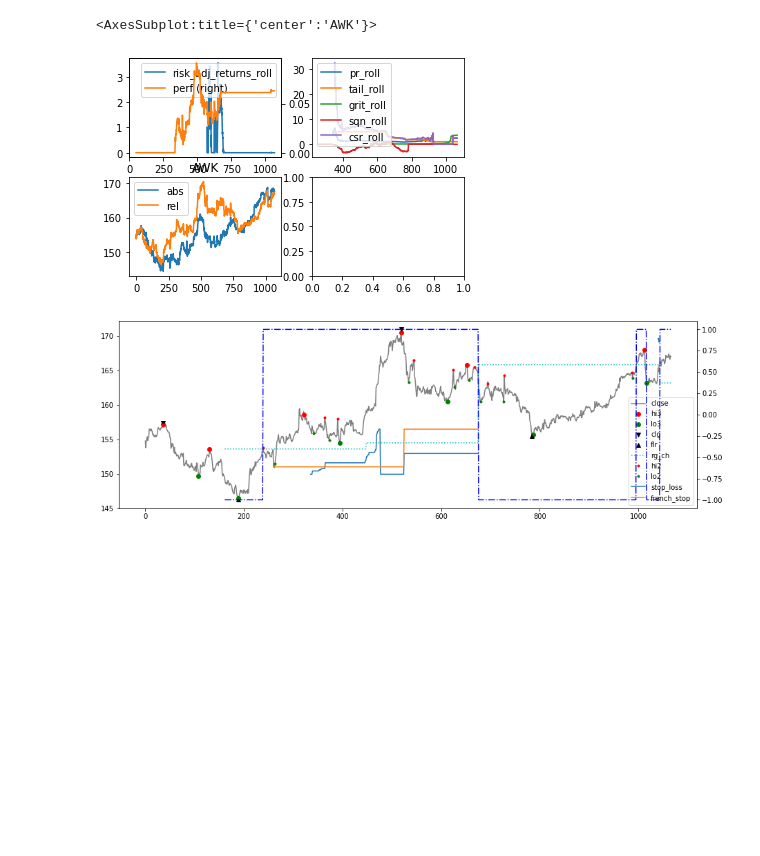
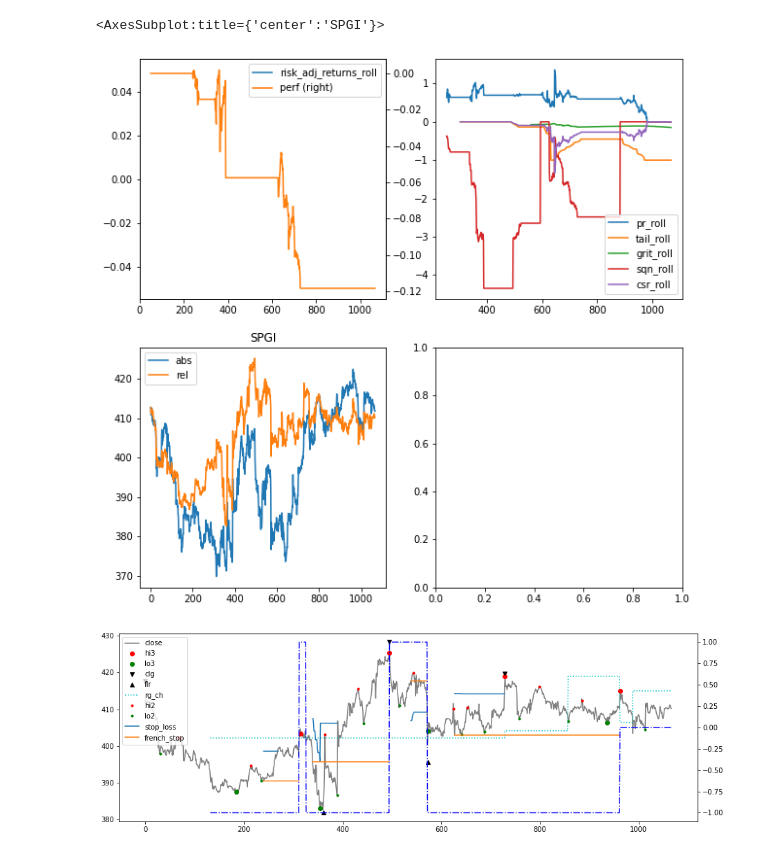
Before and after one commit to bjahnke/blue_bird_pms, a Jupyter notebook: src/backtester.ipynb, the cells around one changed output. Cells and saved outputs as stored; diff of their text form; code cells hidden in the pictures; blank space fills up the shorter version.

```diff
--- a/src/backtester.ipynb
+++ b/src/backtester.ipynb
@@ -30,29 +30,29 @@ _strategy_overview = pd.read_csv(_data_loader.file_path('stat_overview_15m.csv')
 
 _price_data_by_symbol = sbtu.PriceGlob(_price_data).swap_level()
 # %%
-symbol = 'AWK'
+symbol = 'SPGI'
 _strat_data = _strategy_lookup[symbol]
 _stats = _strategy_lookup[symbol].stat_historical
 fig, axs = plt.subplots(2, 2)
-_stats[['risk_adj_returns_roll', 'perf']].plot(secondary_y=['perf'], ax=axs[0, 0])
+_stats[['risk_adj_returns_roll', 'perf']].plot(secondary_y=['perf'], ax=axs[0, 0], figsize=[10,10])
 plot_copy = _stats[['pr_roll', 'tail_roll', 'grit_roll', 'sqn_roll', 'csr_roll']]
 plot_copy.plot(ax=axs[0, 1])
 
 def get_abs_rel(_s):
     sd = _price_data_by_symbol.data[_s]
     rel = sur.simple_relative(sd, _bench.close).close
     return pd.DataFrame(
         data={
             'abs': sd.close,
             'rel': rel
         }
     )
 
 _symbol_data = _price_data_by_symbol.data[symbol]
 get_abs_rel(symbol).plot(title=symbol, ax=axs[1, 0])
 # %% [output]
-<AxesSubplot:title={'center':'AWK'}>
+<AxesSubplot:title={'center':'SPGI'}>
-[figure, old version]
+[figure, new version]
 # %%
 
 
@@ -64,7 +64,7 @@ epd['stop_loss'] = _sl
 # epd['base_close'] = _symbol_data.close
 scanner.enhanced_price_data_plot(epd)
 # %% [output]
-[figure, old version]
+[figure, new version]
 # %%
 
 _pt = _strategy_lookup[symbol].peak_table.copy()
```
Also changed, not shown: parts of 4 cells of this notebook, 8 other files.
